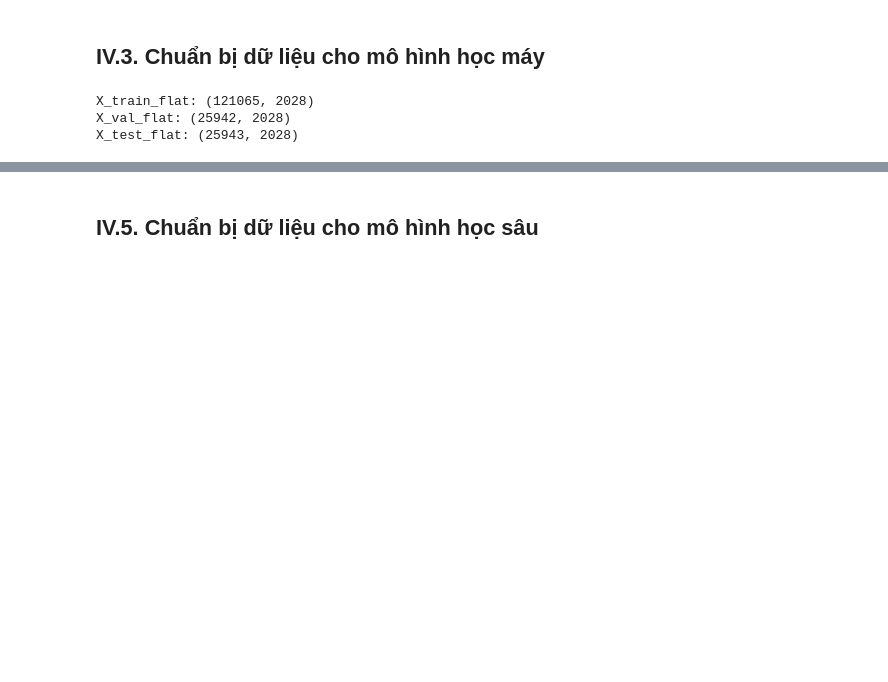
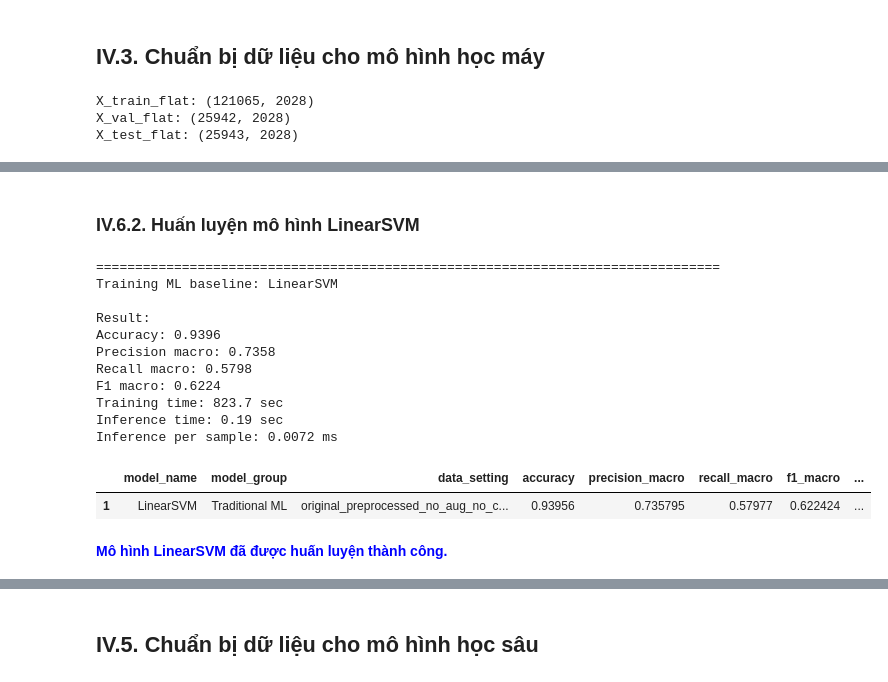
Before and after one commit to quangnguyen-james/wafermap-thesis, a Jupyter notebook: wafermap-classification-by-cae-and-lightweight.ipynb, the cells around one changed output, grey strips where cells are left out. Drawn from its saved outputs; the diff is of its cells as text; code cells hidden in the pictures; blank space fills up the shorter version.

```diff
--- a/wafermap-classification-by-cae-and-lightweight.ipynb
+++ b/wafermap-classification-by-cae-and-lightweight.ipynb
@@ -1414,0 +1528,20 @@ X_test_flat: (25943, 2028)
+# %% [markdown]
+### IV.6.2. Huấn luyện mô hình LinearSVM
+# %%
+linear_svm_model, linear_svm_report, linear_svm_cm = run_ml_baseline("LinearSVM")
+display(HTML("<span style = 'color: blue; font-weight:bold;'> Mô hình LinearSVM đã được huấn luyện thành công.</span>"))
+# %% [output]
+================================================================================
+Training ML baseline: LinearSVM
+
+Result:
+Accuracy: 0.9396
+Precision macro: 0.7358
+Recall macro: 0.5798
+F1 macro: 0.6224
+Training time: 823.7 sec
+Inference time: 0.19 sec
+Inference per sample: 0.0072 ms
+|  | model_name | model_group | data_setting | accuracy | precision_macro | recall_macro | f1_macro | ... |
+| 1 | LinearSVM | Traditional ML | original_preprocessed_no_aug_no_c... | 0.93956 | 0.735795 | 0.57977 | 0.622424 | ... |
+Mô hình LinearSVM đã được huấn luyện thành công.
```
Also changed, not shown: parts of 15 cells of this notebook.
